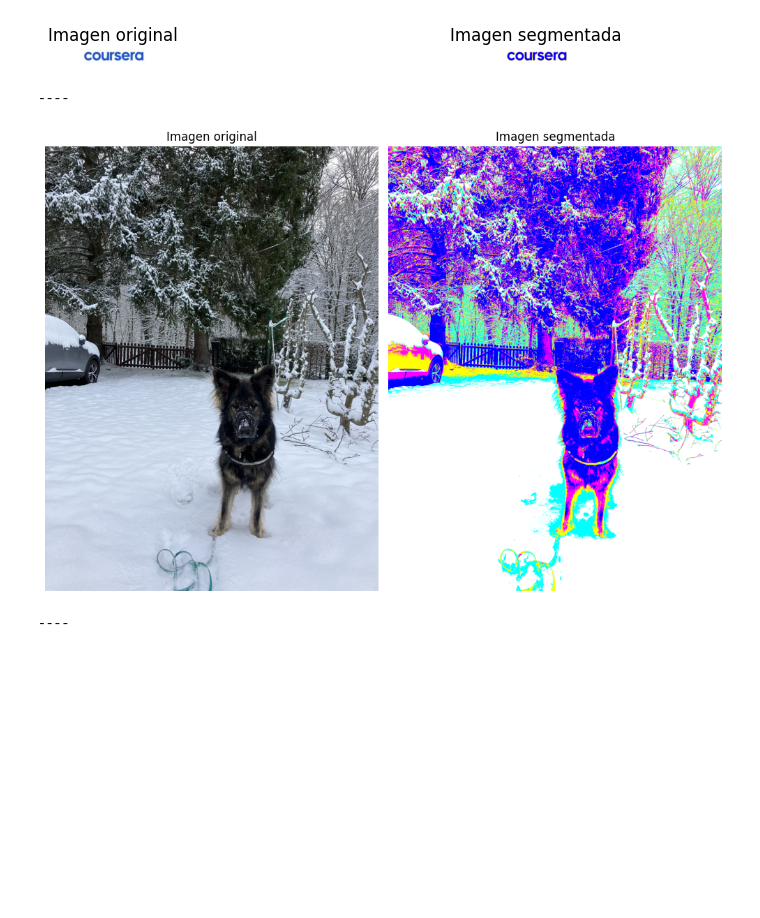
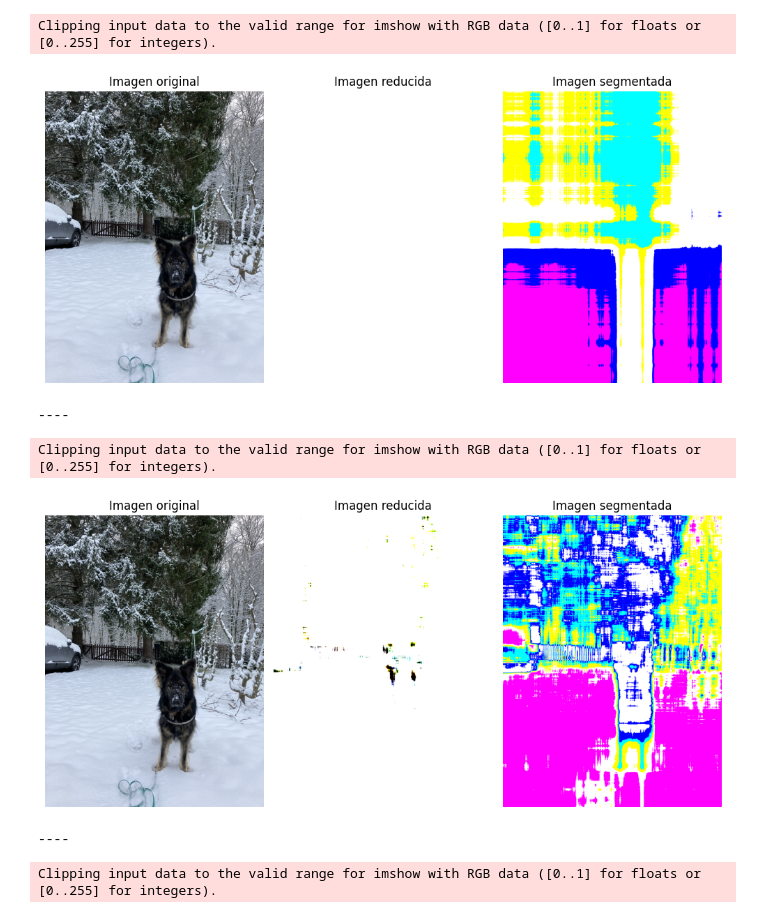
Before and after one commit to damenac/maia-uml, a Jupyter notebook: problemas_practicos/image_segmentation/image_segmentation.ipynb, the cells around one changed output. Cells and saved outputs as stored; diff of their text form; code cells hidden in the pictures; blank space fills up the shorter version.

Commit message:
Added image segmentation exercise

```diff
--- a/problemas_practicos/image_segmentation/image_segmentation.ipynb
+++ b/problemas_practicos/image_segmentation/image_segmentation.ipynb
@@ -44,7 +48,7 @@ class ImageLoader(BaseEstimator, TransformerMixin) :
         '''
         img = cv2.imread(os.path.join(root_path, X))
         img = cv2.cvtColor(img, cv2.COLOR_BGR2RGB)
-        self.context.original_image = img
+        self.context.original_img = img
         return img
 # %%
 class ImageProcessor(BaseEstimator, TransformerMixin) :
@@ -122,17 +180,22 @@ class PrettyPrinter(BaseEstimator, TransformerMixin) :
         self.context = context
 
     def fit(self, X, y=None):
-        figsize = len(self.context.original_image) * 0.0021
+        figsize = len(self.context.original_img) * 0.0021
         plt.figure(figsize=(10, figsize))
 
-        plt.subplot(1, 2, 1)
+        plt.subplot(1, 3, 1)
         plt.title('Imagen original')
-        plt.imshow(self.context.original_image)
+        plt.imshow(self.context.original_img)
         plt.axis('off')
 
-        plt.subplot(1, 2, 2)
+        plt.subplot(1, 3, 2)
+        plt.title(f'Imagen reducida')
+        plt.imshow(self.context.reduced_img)
+        plt.axis('off')
+
+        plt.subplot(1, 3, 3)
         plt.title('Imagen segmentada')
-        plt.imshow(self.context.segmented_image.astype(np.uint8))
+        plt.imshow(self.context.segmented_img.astype(np.uint8))
         plt.axis('off')
 
         plt.tight_layout()
@@ -143,22 +206,26 @@ class PrettyPrinter(BaseEstimator, TransformerMixin) :
 
         return self
 # %%
-model = Model(clusterer=kmeans)
-#model = Model(clusterer=agglomerativeClustering)
+pca_components = [1, 10, 20, 50]
 
 for i in range(len(img_files)):
-    context = Context(model=model)
-    steps = [
-        ("loader", ImageLoader(context)),
-        ("processor", ImageProcessor(context)),
-        ("model", model),
-        ("segmentation", ImageSegmentation(context)),
-        ("prettyPrinter", PrettyPrinter(context))
-    ]
-    pipeline = Pipeline(steps)
-    pipeline.fit(img_files[i])
+    for j in range(len(pca_components)):
+        context = Context()
+        algorithm = Algorithm(clusterer=kmeans, context=context)
+        steps = [
+            ("loader", ImageLoader(context)),
+            ("processor", ImageProcessor(context, num_components=pca_components[j])),
+            ("algorithm", algorithm),
+            ("segmentation", ImageSegmentation(context)),
+            ("prettyPrinter", PrettyPrinter(context))
+        ]
+        pipeline = Pipeline(steps)
+        pipeline.fit(img_files[i])
 # %% [output]
+Clipping input data to the valid range for imshow with RGB data ([0..1] for floats or [0..255] for integers).
-[figure, old version]
+[figure, new version]
-----
+----
+Clipping input data to the valid range for imshow with RGB data ([0..1] for floats or [0..255] for integers).
-[figure, old version]
+[figure, new version]
-----
+----
+Clipping input data to the valid range for imshow with RGB data ([0..1] for floats or [0..255] for integers).
```
Also changed, not shown: parts of 6 cells of this notebook, 1 other file.
